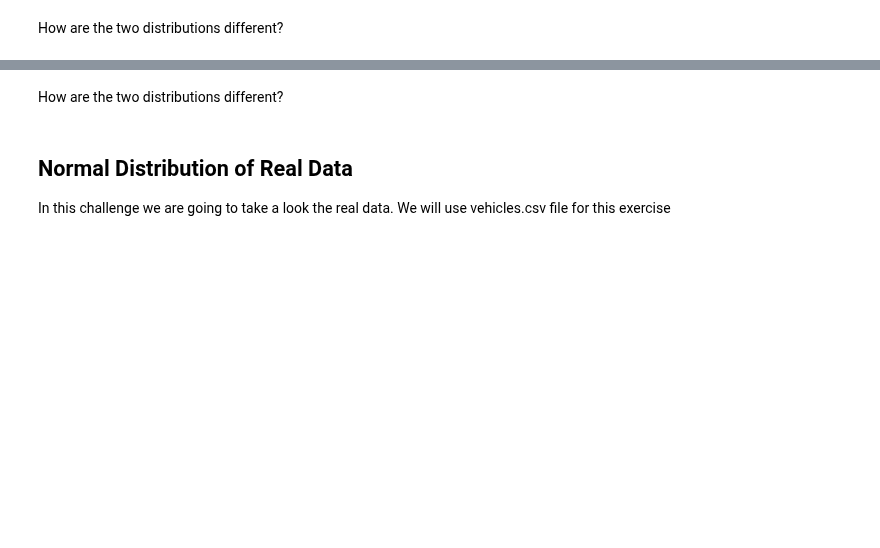
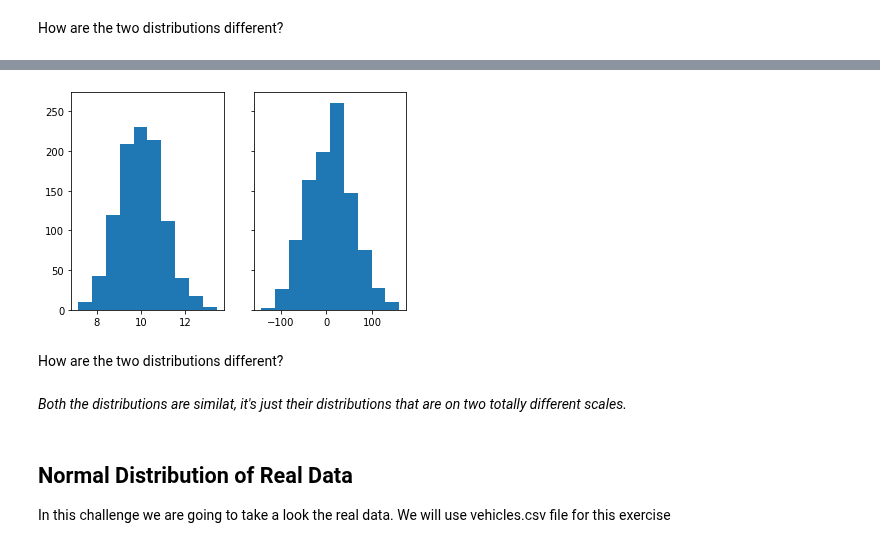
Before and after one commit to ta-data-lis/lab-probability-distributions, a Jupyter notebook: your-code/continuous.ipynb, the cells around one changed output, grey strips where cells are left out. Cells and saved outputs as stored; diff of their text form; code cells hidden in the pictures; blank space fills up the shorter version.

```diff
--- a/your-code/continuous.ipynb
+++ b/your-code/continuous.ipynb
@@ -64,2 +84,17 @@ Expected output:
+# %%
+from scipy.stats import norm
+import math
+import random as rd
+import numpy as np
+
+def normal_dist_nums(mean, std, count):
+    return norm.rvs(mean, std, size=count)
+
+fig, (ax1, ax2) = plt.subplots(1,2,sharey=True)
+ax1.hist(normal_dist_nums(10, 1, 1000))
+ax2.hist(normal_dist_nums(10, 50, 1000))
+plt.show()
+# %% [output]
+[figure, added]
 # %% [markdown]
 How are the two distributions different?
@@ -68,3 +101,5 @@ How are the two distributions different?
+# %% [markdown]
+*Both the distributions are similat, it's just their distributions that are on two totally different scales.*
 # %% [markdown]
 ## Normal Distribution of Real Data
 
```
Also changed, not shown: parts of 29 cells of this notebook.
